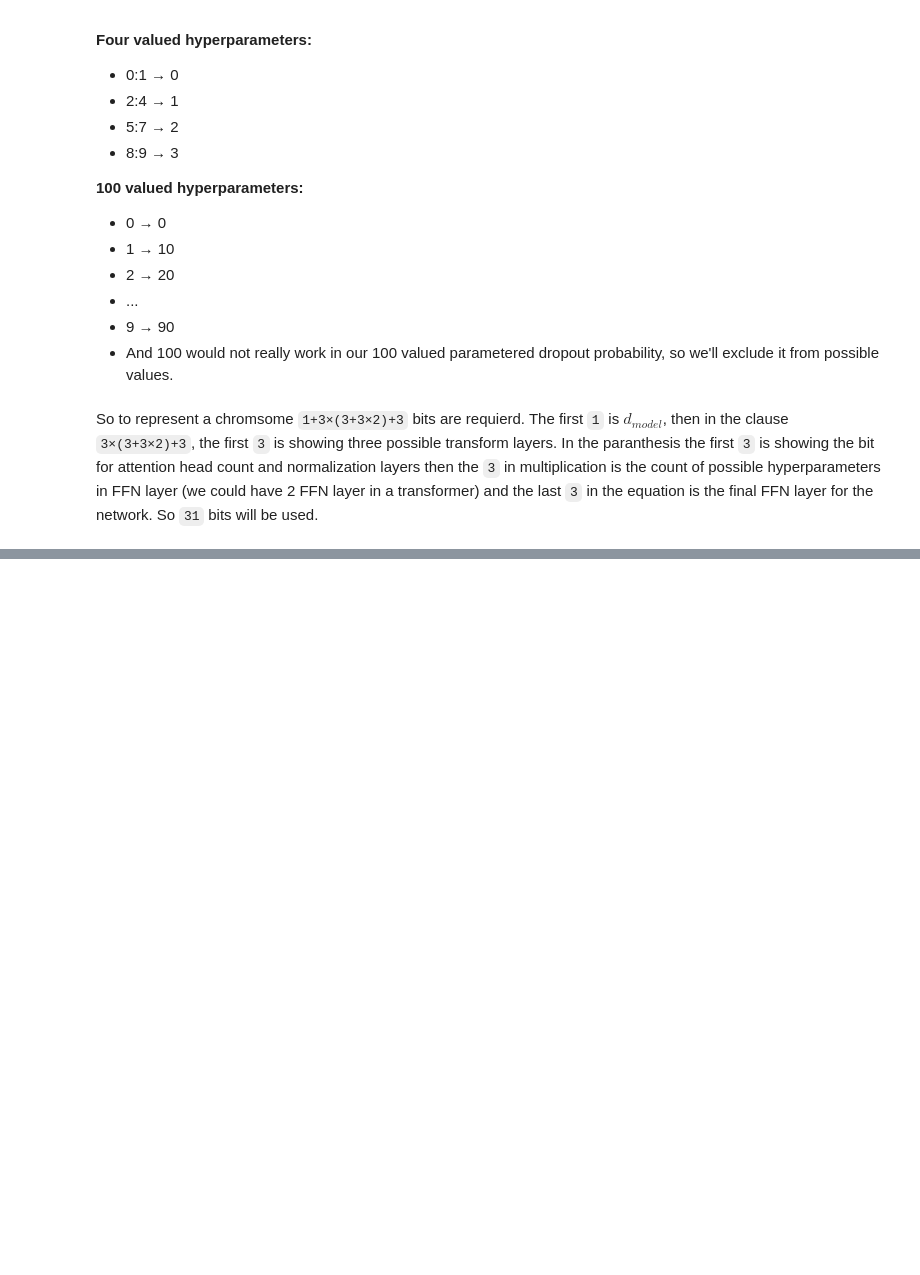
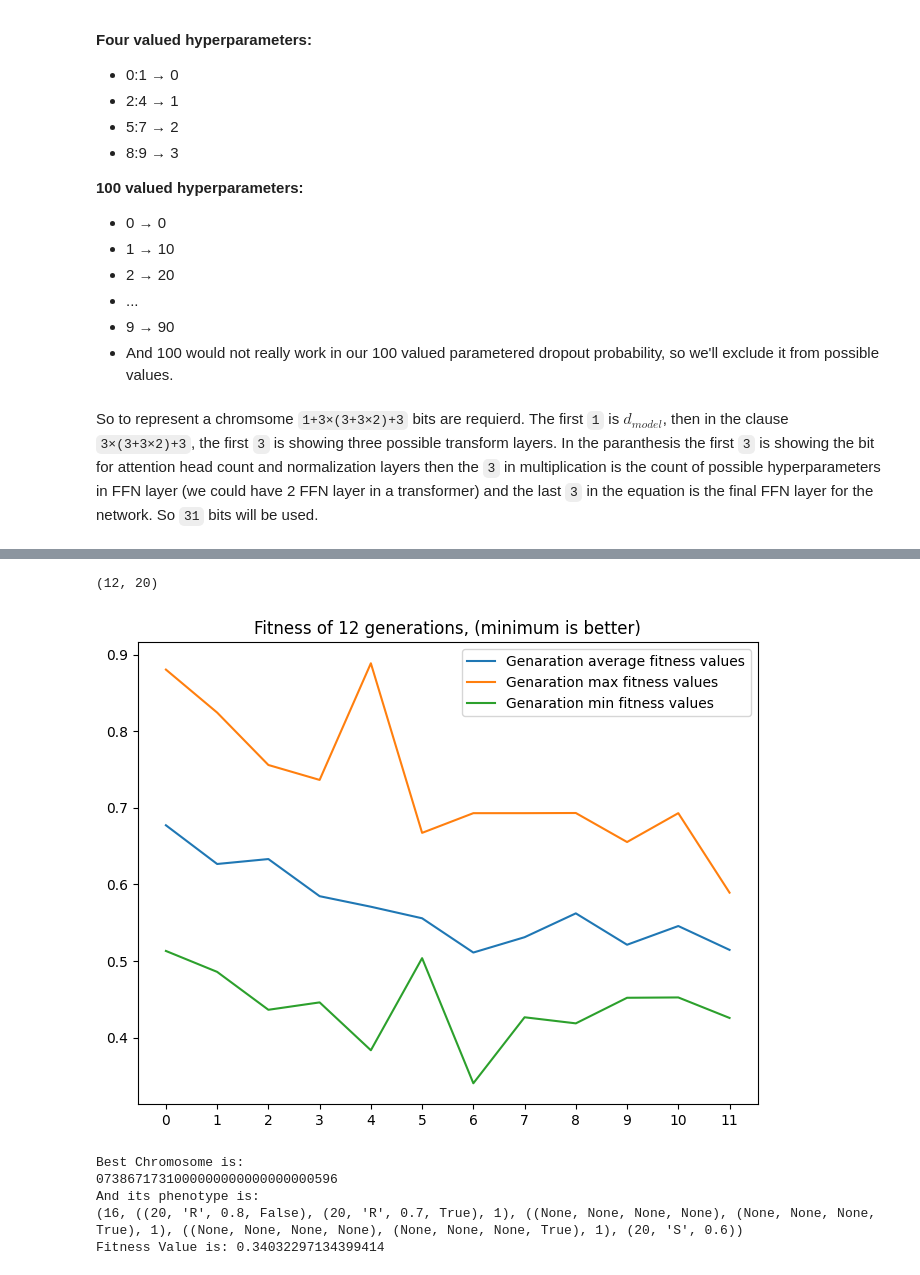
Before and after one commit to amindadgar/Evolutionary-Computing, a Jupyter notebook: HW3/main.ipynb, the cells around one changed output, grey strips where cells are left out. Drawn from its saved outputs; the diff is of its cells as text; code cells hidden in the pictures; blank space fills up the shorter version.

Commit message:
All results were added and the document is written!

```diff
--- a/HW3/main.ipynb
+++ b/HW3/main.ipynb
@@ -213,0 +184,59 @@ TypeError: '<=' not supported between instances of 'str' and 'int'
+# %%
+All_pop = []
+All_pop_fitness = []
+
+for i in range(12):
+    ## Reading the last saved population
+    ## comment this code if you are starting from scratch
+    with open(os.path.join('results', f'NEW_generation_number_{i}.txt'), 'r') as file:
+        information = file.read()
+
+    population = []
+    population_fitness = []
+    for individual_info in information.split('\n'):
+        if individual_info != '':
+            individual, individual_fitness_str_arr = individual_info.replace(' ', '').split(':')
+            ## convert to their specific types
+            individual = str(individual)
+
+            float_data_arr = individual_fitness_str_arr.replace('[', '').replace(']', '').split(',')
+            float_data_arr = [float(data) for data in float_data_arr]
+            individual_fitness = np.mean(float_data_arr)
+
+            population.append(individual)
+            population_fitness.append(individual_fitness)
+    All_pop.append(population)
+    All_pop_fitness.append(population_fitness)
+# %%
+All_pop = np.array(All_pop)
+All_pop_fitness = np.array(All_pop_fitness)
+
+All_pop.shape
+# %% [output]
+(12, 20)
+# %%
+plt.figure(figsize=(8, 6))
+plt.title('Fitness of 12 generations, (minimum is better)')
+generation_mean = np.mean(All_pop_fitness, axis=1)
+generation_max = np.max(All_pop_fitness, axis=1)
+generation_min = np.min(All_pop_fitness, axis=1)
+plt.plot(generation_mean, label='Genaration average fitness values')
+plt.plot(generation_max, label='Genaration max fitness values')
+plt.plot(generation_min, label='Genaration min fitness values')
+plt.xticks(np.arange(12))
+plt.legend()
+plt.show()
+# %% [output]
+[figure, added]
+# %%
+## The best chromosome representing the network architecture
+best_chromosome = All_pop.flatten()[np.argmin(All_pop_fitness)]
+best_phenotype = convert_genotype_to_phenotype_values(best_chromosome)
+
+print(f'Best Chromosome is: \n{best_chromosome}\nAnd its phenotype is: \n{best_phenotype}\nFitness Value is: {np.min(All_pop_fitness)}')
+# %% [output]
+Best Chromosome is:
+0738671731000000000000000000596
+And its phenotype is:
+(16, ((20, 'R', 0.8, False), (20, 'R', 0.7, True), 1), ((None, None, None, None), (None, None, None, True), 1), ((None, None, None, None), (None, None, None, True), 1), (20, 'S', 0.6))
+Fitness Value is: 0.34032297134399414
```
Also changed, not shown: parts of 17 cells of this notebook, 2 other files.
